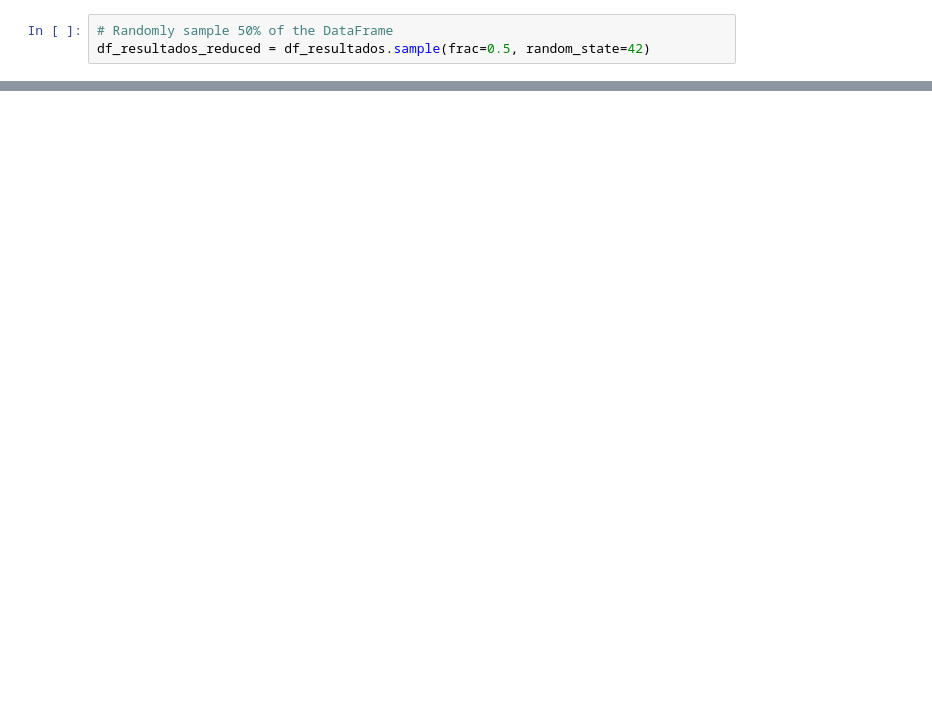
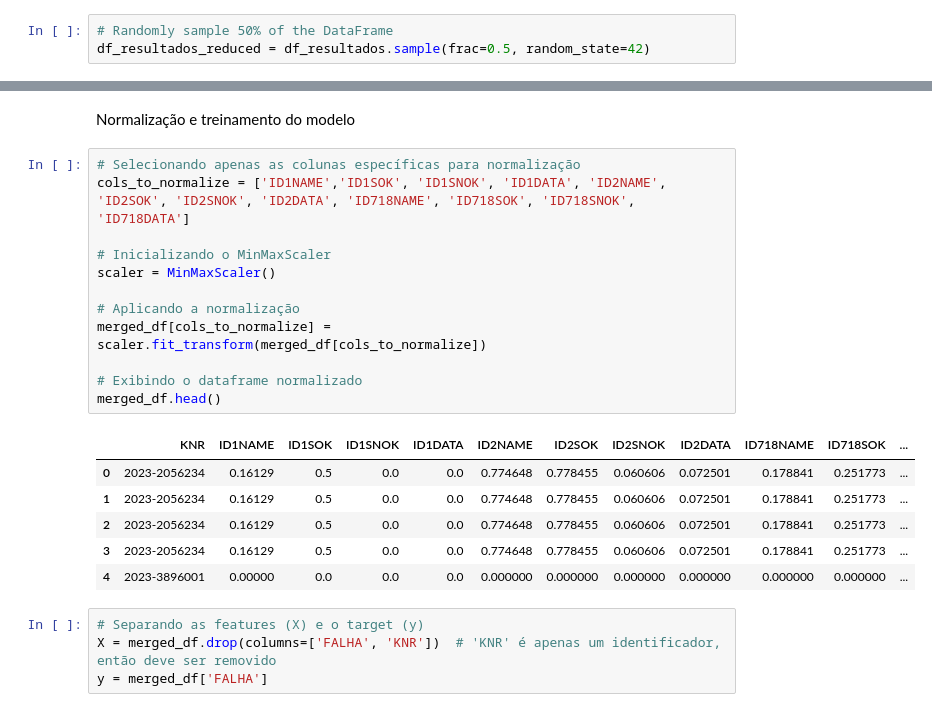
Before and after one commit to Inteli-College/2024-2A-T08-EC07-G01, a Jupyter notebook: src/main.ipynb, the cells around one changed output, grey strips where cells are left out. Cells and saved outputs as stored; diff of their text form; blank space fills up the shorter version.

```diff
--- a/src/main.ipynb
+++ b/src/main.ipynb
@@ -83,2 +292,27 @@ df_falhas.shape
+# %% [markdown]
+Normalização e treinamento do modelo
+# %%
+# Selecionando apenas as colunas específicas para normalização
+cols_to_normalize = ['ID1NAME','ID1SOK', 'ID1SNOK', 'ID1DATA', 'ID2NAME', 'ID2SOK', 'ID2SNOK', 'ID2DATA', 'ID718NAME', 'ID718SOK', 'ID718SNOK', 'ID718DATA']
+
+# Inicializando o MinMaxScaler
+scaler = MinMaxScaler()
+
+# Aplicando a normalização
+merged_df[cols_to_normalize] = scaler.fit_transform(merged_df[cols_to_normalize])
+
+# Exibindo o dataframe normalizado
+merged_df.head()
+# %% [output]
+|  | KNR | ID1NAME | ID1SOK | ID1SNOK | ID1DATA | ID2NAME | ID2SOK | ID2SNOK | ID2DATA | ID718NAME | ID718SOK | ... |
+| 0 | 2023-2056234 | 0.16129 | 0.5 | 0.0 | 0.0 | 0.774648 | 0.778455 | 0.060606 | 0.072501 | 0.178841 | 0.251773 | ... |
+| 1 | 2023-2056234 | 0.16129 | 0.5 | 0.0 | 0.0 | 0.774648 | 0.778455 | 0.060606 | 0.072501 | 0.178841 | 0.251773 | ... |
+| 2 | 2023-2056234 | 0.16129 | 0.5 | 0.0 | 0.0 | 0.774648 | 0.778455 | 0.060606 | 0.072501 | 0.178841 | 0.251773 | ... |
+| 3 | 2023-2056234 | 0.16129 | 0.5 | 0.0 | 0.0 | 0.774648 | 0.778455 | 0.060606 | 0.072501 | 0.178841 | 0.251773 | ... |
+| 4 | 2023-3896001 | 0.00000 | 0.0 | 0.0 | 0.0 | 0.000000 | 0.000000 | 0.000000 | 0.000000 | 0.000000 | 0.000000 | ... |
+# %%
+# Separando as features (X) e o target (y)
+X = merged_df.drop(columns=['FALHA', 'KNR'])  # 'KNR' é apenas um identificador, então deve ser removido
+y = merged_df['FALHA']
 # %%
 merged_df.head(10)
```
Also changed, not shown: parts of 49 cells of this notebook, 1 other file.
